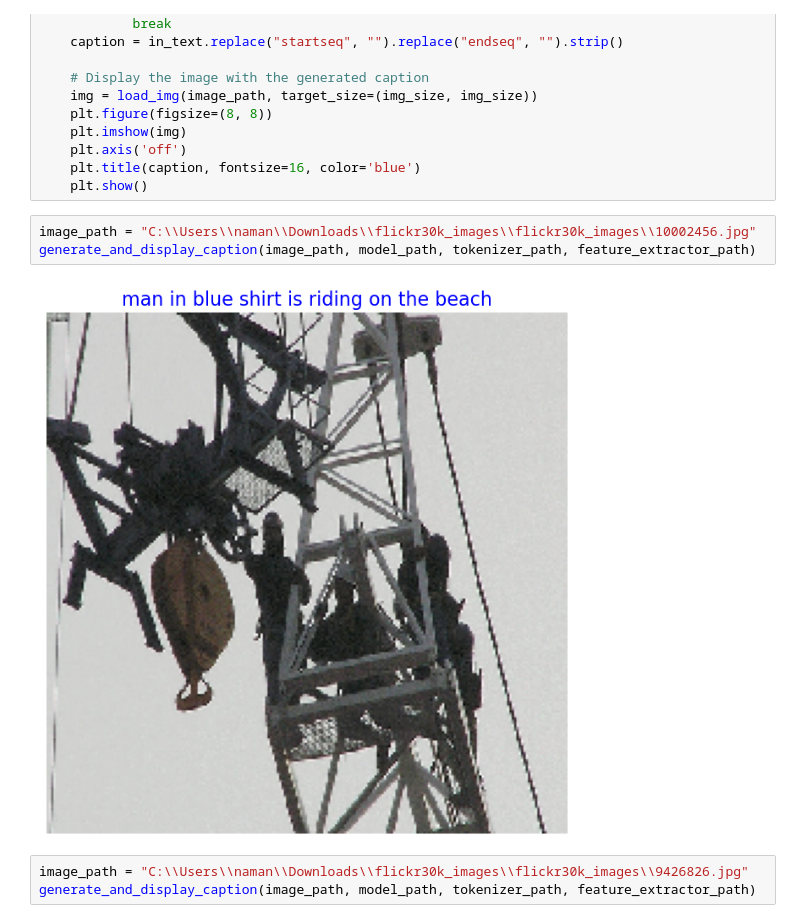
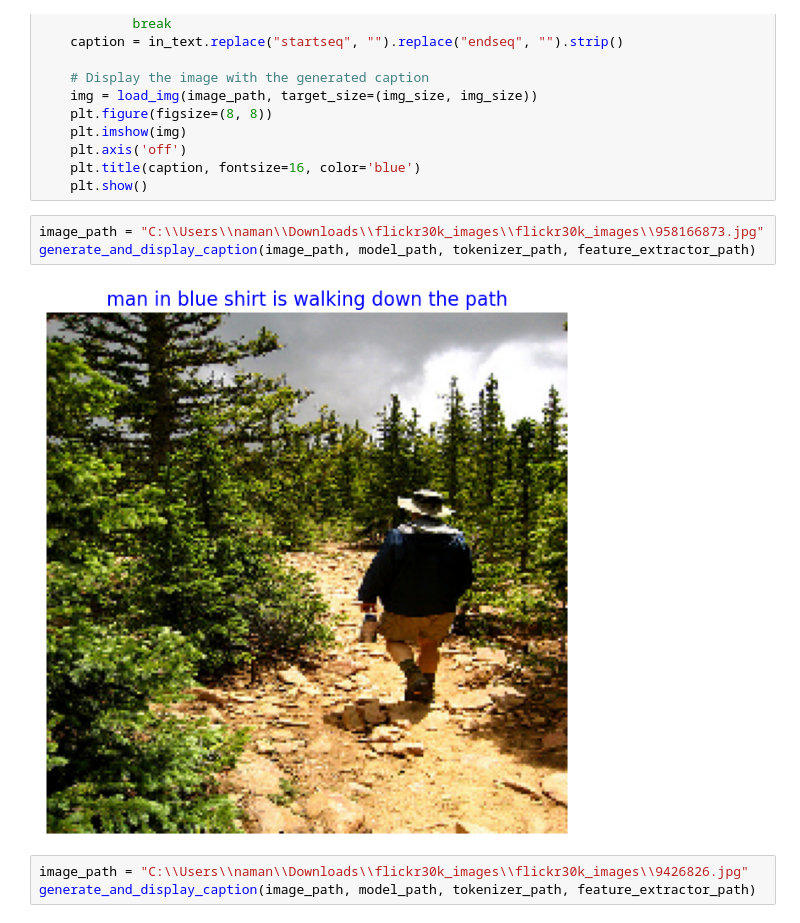
Before and after one commit to Namanfg/Major_Project, a Jupyter notebook: output/testing.ipynb, the cells around one changed output. Saved outputs shown, nothing was run; the diff lists cells and outputs as text.

```diff
--- a/output/testing.ipynb
+++ b/output/testing.ipynb
@@ -50,10 +50,10 @@ def generate_and_display_caption(image_path, model_path, tokenizer_path, feature
     plt.title(caption, fontsize=16, color='blue')
     plt.show()
 # %%
-image_path = "C:\\Users\\naman\\Downloads\\flickr30k_images\\flickr30k_images\\10002456.jpg"
+image_path = "C:\\Users\\naman\\Downloads\\flickr30k_images\\flickr30k_images\\958166873.jpg"
 generate_and_display_caption(image_path, model_path, tokenizer_path, feature_extractor_path)
 # %% [output]
-[figure, old version]
+[figure, new version]
 # %%
 image_path = "C:\\Users\\naman\\Downloads\\flickr30k_images\\flickr30k_images\\9426826.jpg"
 generate_and_display_caption(image_path, model_path, tokenizer_path, feature_extractor_path)
```
Also changed, not shown: 4 other files.
